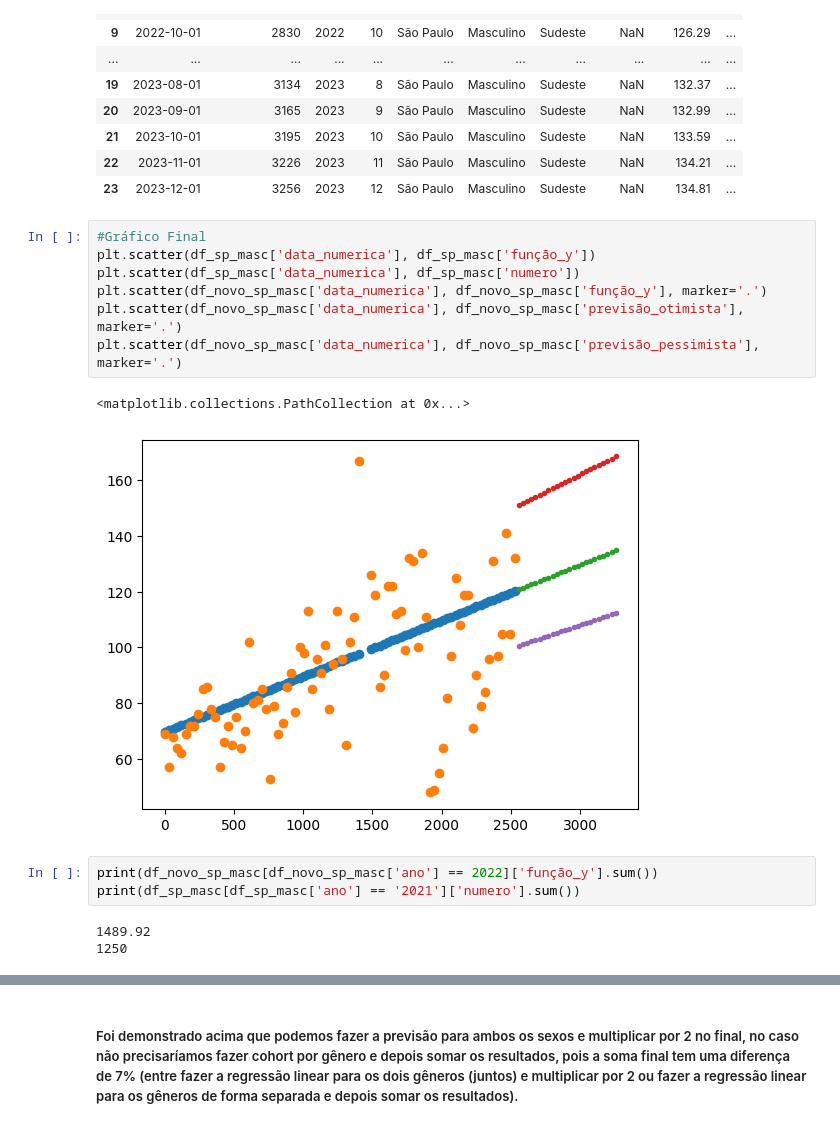
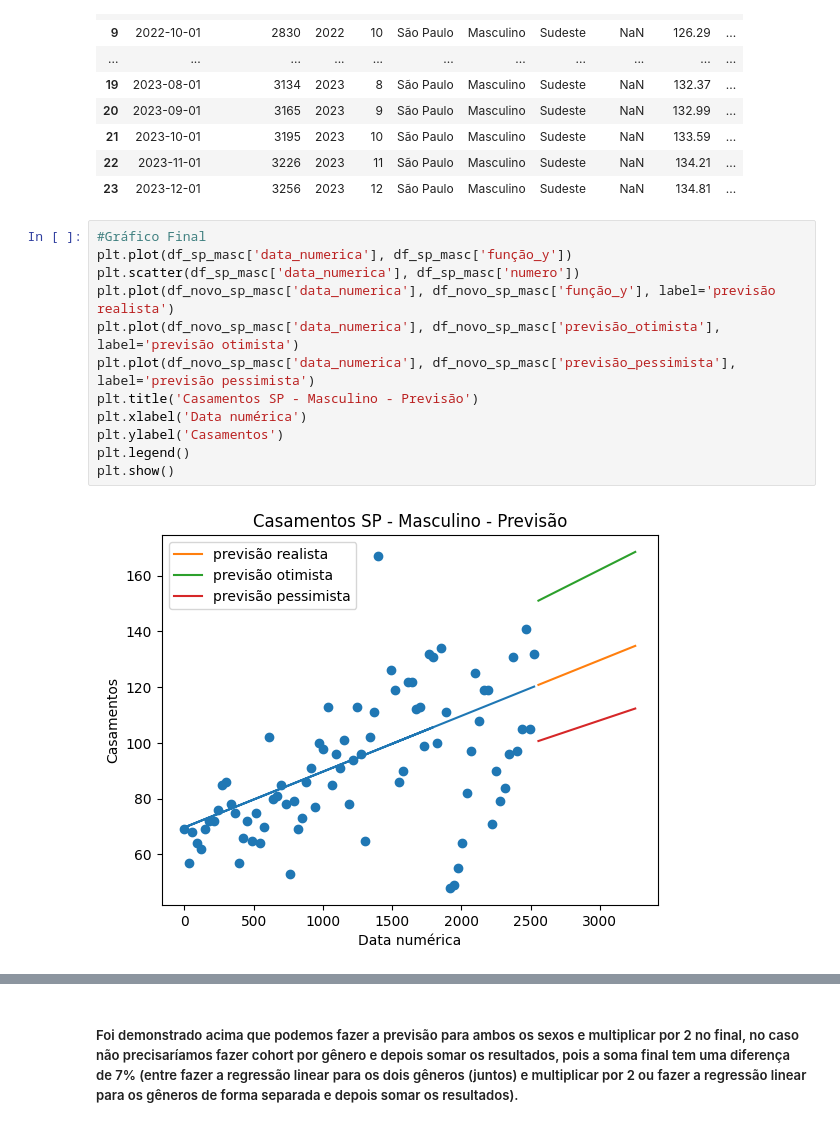
Before and after one commit to gustavo-rocha-barbosa/case-data-science-media-monks-2024, a Jupyter notebook: 2) Case Análise de Dados/main.ipynb, the cells around one changed output, grey strips where cells are left out. Saved outputs shown, nothing was run; the diff lists cells and outputs as text.

```diff
--- a/2) Case Análise de Dados/main.ipynb
+++ b/2) Case Análise de Dados/main.ipynb
@@ -1094,18 +1118,16 @@ df_novo_sp_masc
 | 23 | 2023-12-01 | 3256 | 2023 | 12 | São Paulo | Masculino | Sudeste | NaN | 134.81 | ... |
 # %%
 #Gráfico Final
-plt.scatter(df_sp_masc['data_numerica'], df_sp_masc['função_y'])
+plt.plot(df_sp_masc['data_numerica'], df_sp_masc['função_y'])
 plt.scatter(df_sp_masc['data_numerica'], df_sp_masc['numero'])
-plt.scatter(df_novo_sp_masc['data_numerica'], df_novo_sp_masc['função_y'], marker='.')
-plt.scatter(df_novo_sp_masc['data_numerica'], df_novo_sp_masc['previsão_otimista'], marker='.')
-plt.scatter(df_novo_sp_masc['data_numerica'], df_novo_sp_masc['previsão_pessimista'], marker='.')
+plt.plot(df_novo_sp_masc['data_numerica'], df_novo_sp_masc['função_y'], label='previsão realista')
+plt.plot(df_novo_sp_masc['data_numerica'], df_novo_sp_masc['previsão_otimista'], label='previsão otimista')
+plt.plot(df_novo_sp_masc['data_numerica'], df_novo_sp_masc['previsão_pessimista'],  label='previsão pessimista')
+plt.title('Casamentos SP - Masculino - Previsão')
+plt.xlabel('Data numérica')
+plt.ylabel('Casamentos')
+plt.legend()
+plt.show()
 # %% [output]
-<matplotlib.collections.PathCollection at 0x...>
-[figure, old version]
+[figure, new version]
-# %%
-print(df_novo_sp_masc[df_novo_sp_masc['ano'] == 2022]['função_y'].sum())
-print(df_sp_masc[df_sp_masc['ano'] == '2021']['numero'].sum())
-# %% [output]
-1489.92
-1250
 # %%
```
Also changed, not shown: parts of 51 cells of this notebook, 6 other files.
